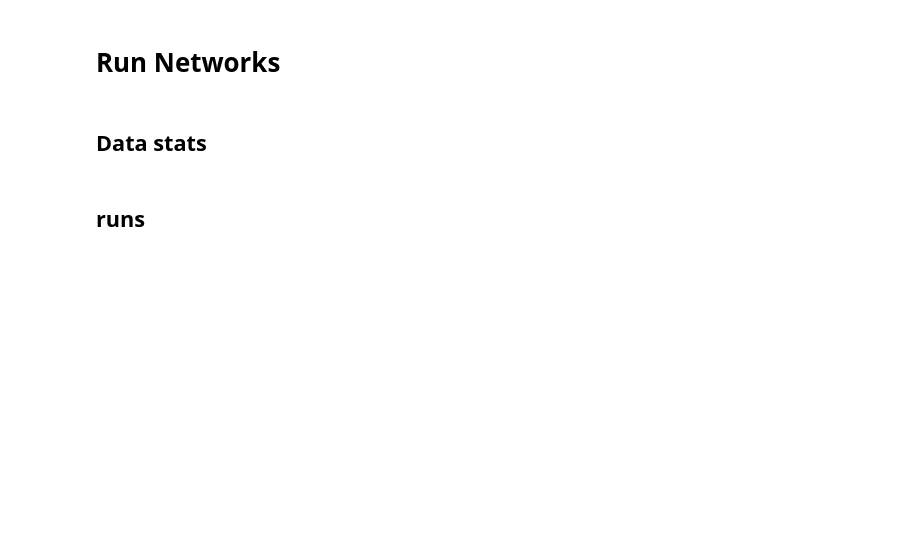
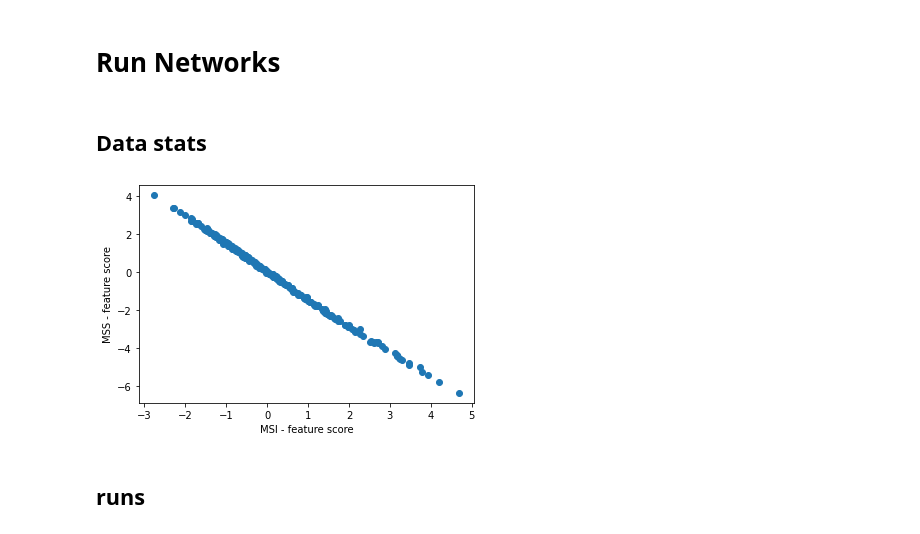
Before and after one commit to mocedon/VISL_project, a Jupyter notebook: Project_jupyter.ipynb, the cells around one changed output. Saved outputs shown, nothing was run; the diff lists cells and outputs as text; code cells hidden in the pictures; blank space fills up the shorter version.

```diff
--- a/Project_jupyter.ipynb
+++ b/Project_jupyter.ipynb
@@ -653,23 +666,28 @@ plt.subplot(326)
 patch_stat(ds_rgb)
 plt.title("RGB - MSS")
 # %%
+# Show feature space for a patient (2D)
 def show_res(dir):
   ds = torchvision.datasets.DatasetFolder(root=dir, loader=read_mtx, extensions='.npy')
   dl = torch.utils.data.DataLoader(ds, batch_size=1, shuffle=True)
 
   for i, data in enumerate(dl):
     if i < 1:
       mat, lb = data
       lb= int(lb.cpu())
       mat = mat.numpy()[0]
       ln = len(mat[:,0])
       cl = 0 if lb == 0 else 90
       cl = [cl + int(10*l/ln) for l in range(ln)]
-      print(cl)
-      plt.scatter(mat[:,0], mat[:,1], c=cl)
+      plt.scatter(mat[:,0], mat[:,1])
+      plt.xlabel("MSI - feature score")
+      plt.ylabel("MSS - feature score")
+
   plt.show()
 
 show_res('../dataset_2d_res')
+# %% [output]
+[figure, added]
 # %% [markdown]
 ## runs
 # %%
```
Also changed, not shown: parts of 15 cells of this notebook.
